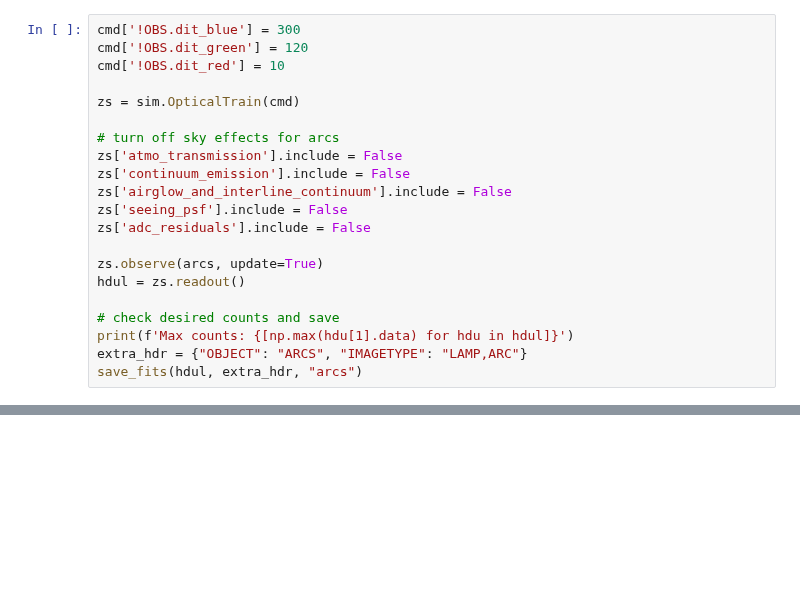
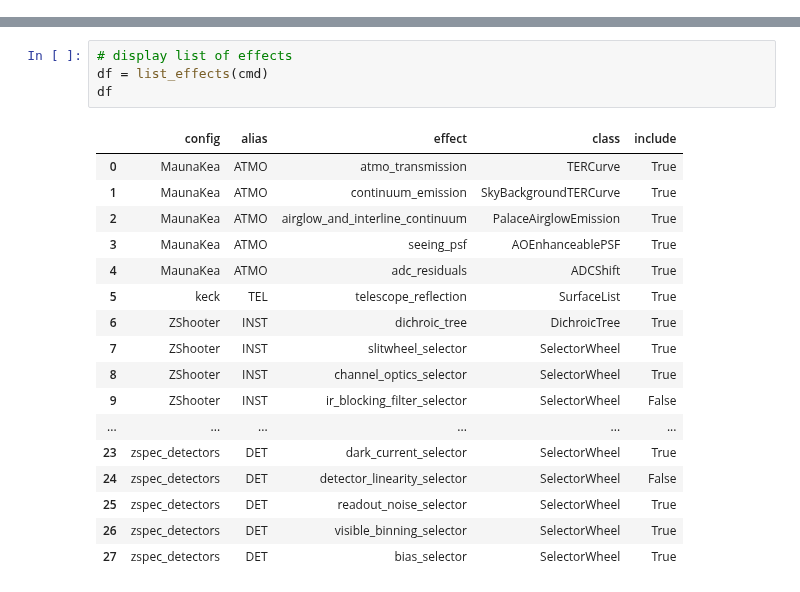
Before and after one commit to CaltechOpticalObservatories/zs-scopesim, a Jupyter notebook: dev_notebooks/sims_for_drp.ipynb, the cells around one changed output, grey strips where cells are left out. Saved outputs shown, nothing was run; the diff lists cells and outputs as text; blank space fills up the shorter version.

```diff
--- a/dev_notebooks/sims_for_drp.ipynb
+++ b/dev_notebooks/sims_for_drp.ipynb
@@ -251,21 +23,0 @@ arcs = create_arclamps(lines, 100000)
-# %%
-cmd['!OBS.dit_blue'] = 300
-cmd['!OBS.dit_green'] = 120
-cmd['!OBS.dit_red'] = 10
-
-zs = sim.OpticalTrain(cmd)
-
-# turn off sky effects for arcs
-zs['atmo_transmission'].include = False
-zs['continuum_emission'].include = False
-zs['airglow_and_interline_continuum'].include = False
-zs['seeing_psf'].include = False
-zs['adc_residuals'].include = False
-
-zs.observe(arcs, update=True)
-hdul = zs.readout()
-
-# check desired counts and save
-print(f'Max counts: {[np.max(hdu[1].data) for hdu in hdul]}')
-extra_hdr = {"OBJECT": "ARCS", "IMAGETYPE": "LAMP,ARC"}
-save_fits(hdul, extra_hdr, "arcs")
@@ -301,0 +24,22 @@ astar.scopesim.optics.image_plane - No BUNIT found in added HDU.
+# %%
+# display list of effects
+df = list_effects(cmd)
+df
+# %% [output]
+|  | config | alias | effect | class | include |
+| 0 | MaunaKea | ATMO | atmo_transmission | TERCurve | True |
+| 1 | MaunaKea | ATMO | continuum_emission | SkyBackgroundTERCurve | True |
+| 2 | MaunaKea | ATMO | airglow_and_interline_continuum | PalaceAirglowEmission | True |
+| 3 | MaunaKea | ATMO | seeing_psf | AOEnhanceablePSF | True |
+| 4 | MaunaKea | ATMO | adc_residuals | ADCShift | True |
+| 5 | keck | TEL | telescope_reflection | SurfaceList | True |
+| 6 | ZShooter | INST | dichroic_tree | DichroicTree | True |
+| 7 | ZShooter | INST | slitwheel_selector | SelectorWheel | True |
+| 8 | ZShooter | INST | channel_optics_selector | SelectorWheel | True |
+| 9 | ZShooter | INST | ir_blocking_filter_selector | SelectorWheel | False |
+| ... | ... | ... | ... | ... | ... |
+| 23 | zspec_detectors | DET | dark_current_selector | SelectorWheel | True |
+| 24 | zspec_detectors | DET | detector_linearity_selector | SelectorWheel | False |
+| 25 | zspec_detectors | DET | readout_noise_selector | SelectorWheel | True |
+| 26 | zspec_detectors | DET | visible_binning_selector | SelectorWheel | True |
+| 27 | zspec_detectors | DET | bias_selector | SelectorWheel | True |
```
Also changed, not shown: parts of 23 cells of this notebook, 9 other files.
